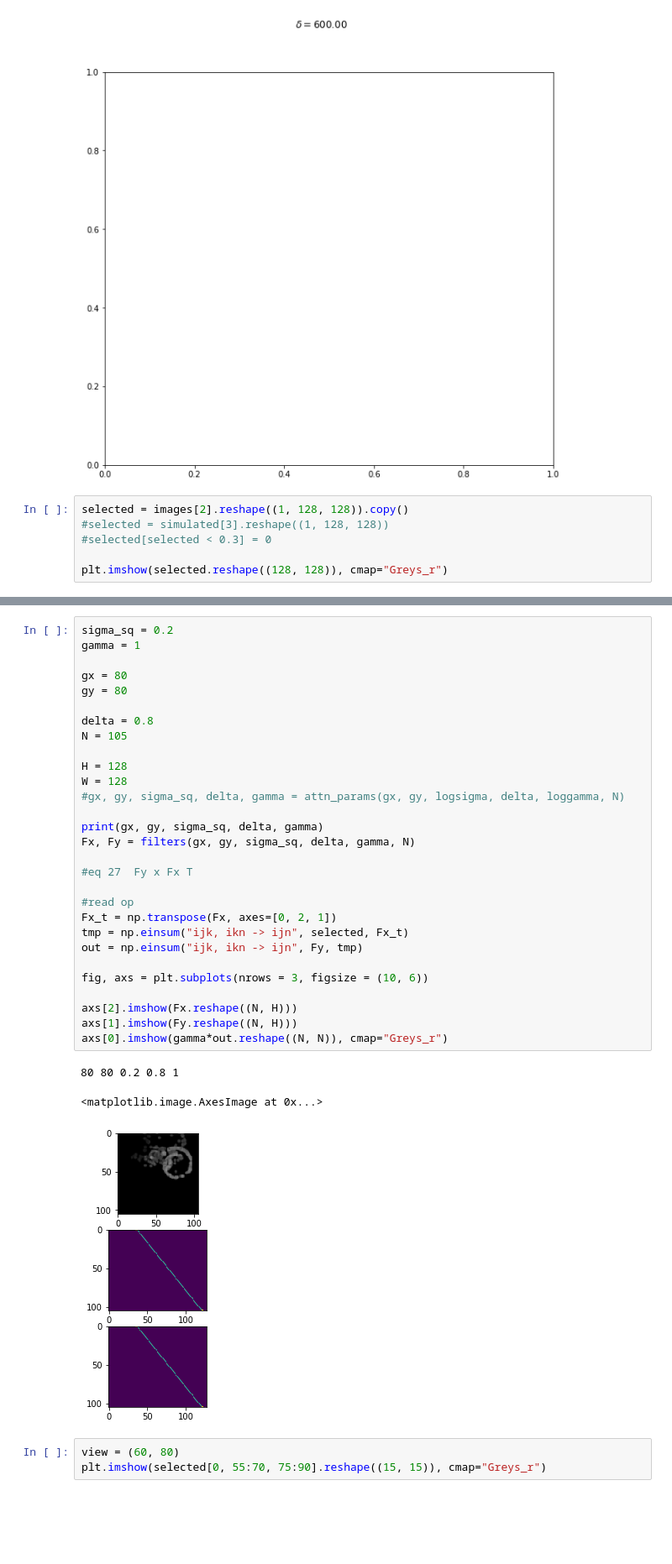
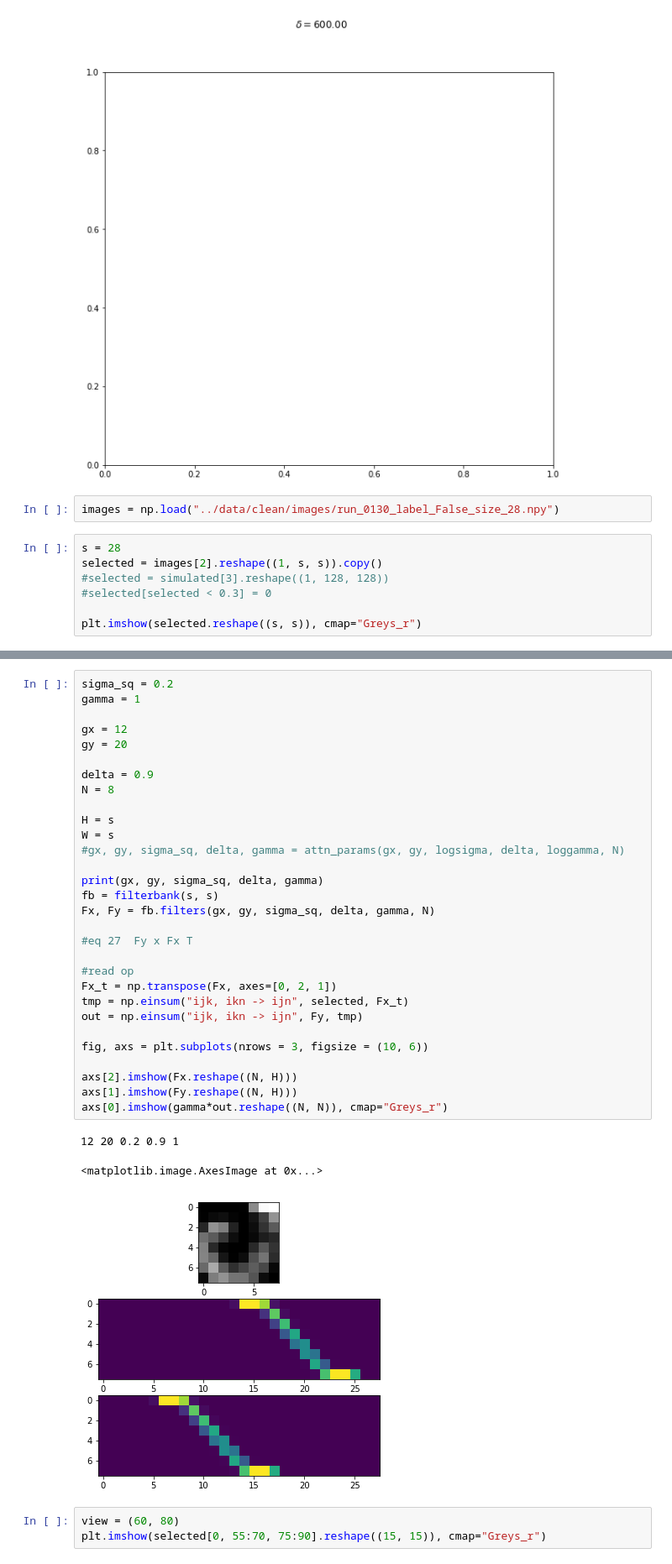
Before and after one commit to ATTPC/VAE-event-classification, a Jupyter notebook: notebooks/exploring_hyperparams.ipynb, the cells around one changed output, grey strips where cells are left out. Shown at 84% size. Saved outputs shown, nothing was run; the diff lists cells and outputs as text; blank space fills up the shorter version.

```diff
--- a/notebooks/exploring_hyperparams.ipynb
+++ b/notebooks/exploring_hyperparams.ipynb
@@ -269,11 +272,14 @@ plt.tight_layout()
 # %% [output]
 ValueError: x and y must have same first dimension, but have shapes (40,) and (250,)
 [figure]
+# %%
+images = np.load("../data/clean/images/run_0130_label_False_size_28.npy")
 # %%
-selected = images[2].reshape((1, 128, 128)).copy()
+s = 28
+selected = images[2].reshape((1, s, s)).copy()
 #selected = simulated[3].reshape((1, 128, 128))
 #selected[selected < 0.3] = 0
 
-plt.imshow(selected.reshape((128, 128)), cmap="Greys_r")
+plt.imshow(selected.reshape((s, s)), cmap="Greys_r")
 # %% [output]
 <matplotlib.image.AxesImage at 0x...>
@@ -281,36 +287,37 @@ plt.imshow(selected.reshape((128, 128)), cmap="Greys_r")
 # %%
 sigma_sq = 0.2
 gamma = 1
 
-gx = 80
-gy = 80
+gx = 12
+gy = 20
 
-delta = 0.8
-N = 105
+delta = 0.9
+N = 8
 
-H = 128
-W = 128
+H = s
+W = s
 #gx, gy, sigma_sq, delta, gamma = attn_params(gx, gy, logsigma, delta, loggamma, N)
 
 print(gx, gy, sigma_sq, delta, gamma)
-Fx, Fy = filters(gx, gy, sigma_sq, delta, gamma, N)
+fb = filterbank(s, s)
+Fx, Fy = fb.filters(gx, gy, sigma_sq, delta, gamma, N)
 
 #eq 27  Fy x Fx T
 
 #read op
 Fx_t = np.transpose(Fx, axes=[0, 2, 1])
 tmp = np.einsum("ijk, ikn -> ijn", selected, Fx_t)
 out = np.einsum("ijk, ikn -> ijn", Fy, tmp)
 
 fig, axs = plt.subplots(nrows = 3, figsize = (10, 6))
 
 axs[2].imshow(Fx.reshape((N, H)))
 axs[1].imshow(Fy.reshape((N, H)))
 axs[0].imshow(gamma*out.reshape((N, N)), cmap="Greys_r")
 # %% [output]
-80 80 0.2 0.8 1
+12 20 0.2 0.9 1
 <matplotlib.image.AxesImage at 0x...>
-[figure, old version]
+[figure, new version]
 # %%
 view = (60, 80)
 plt.imshow(selected[0, 55:70, 75:90].reshape((15, 15)), cmap="Greys_r")
```
Also changed, not shown: parts of 4 cells of this notebook, 4 other files.
